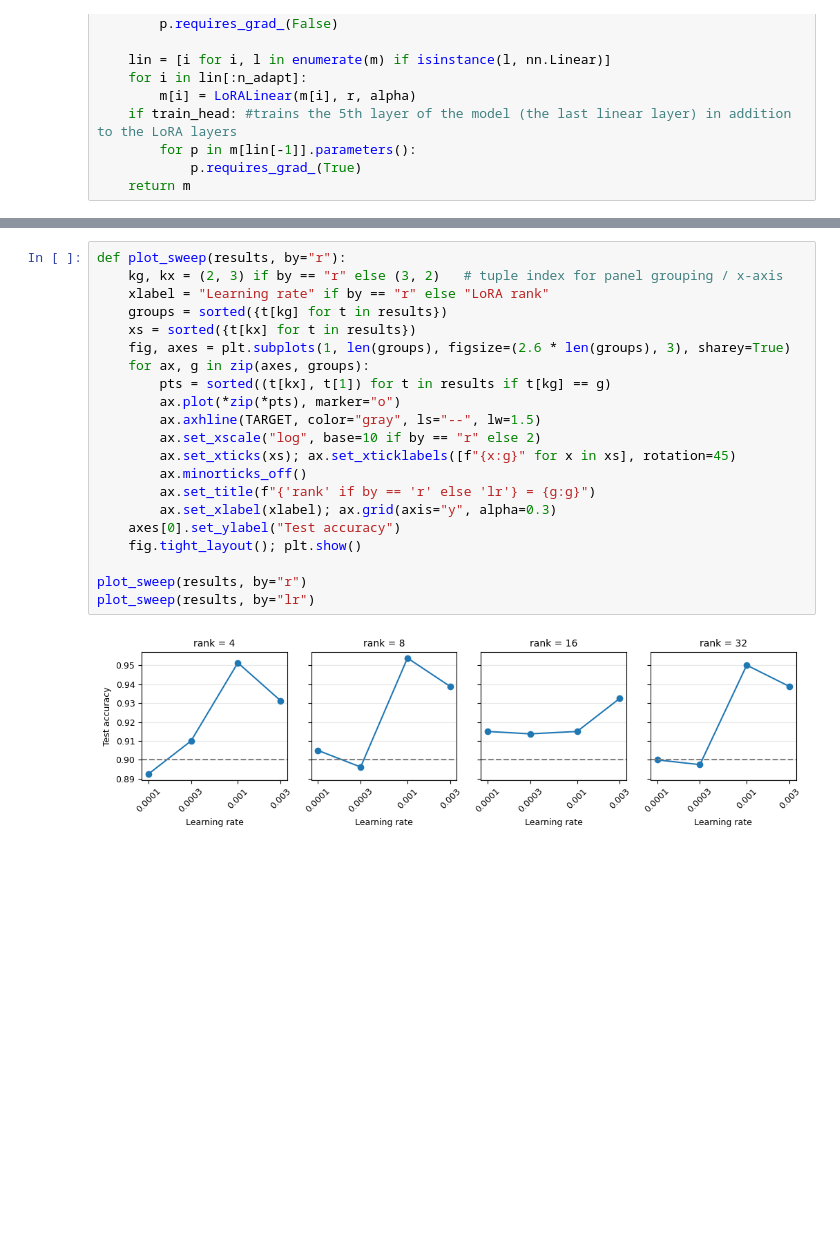
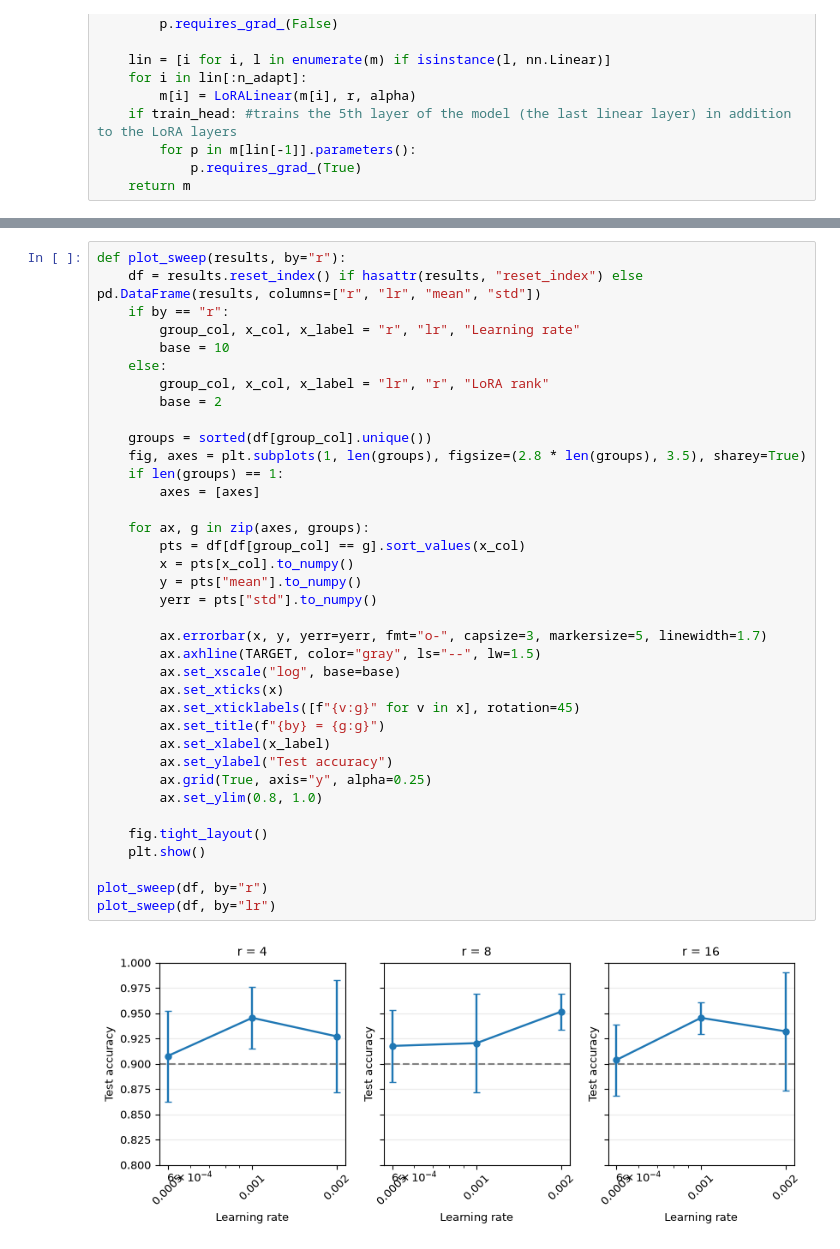
Before and after one commit to ayushnayee01/MML_coursework, a Jupyter notebook: TrainingModels.ipynb, the cells around one changed output, grey strips where cells are left out. Cells and saved outputs as stored; diff of their text form; blank space fills up the shorter version.

```diff
--- a/TrainingModels.ipynb
+++ b/TrainingModels.ipynb
@@ -188,23 +188,39 @@ LoRA r=8, lr=0.002: 0.9370
 # %%
 def plot_sweep(results, by="r"):
-    kg, kx = (2, 3) if by == "r" else (3, 2)   # tuple index for panel grouping / x-axis
-    xlabel = "Learning rate" if by == "r" else "LoRA rank"
-    groups = sorted({t[kg] for t in results})
-    xs = sorted({t[kx] for t in results})
-    fig, axes = plt.subplots(1, len(groups), figsize=(2.6 * len(groups), 3), sharey=True)
+    df = results.reset_index() if hasattr(results, "reset_index") else pd.DataFrame(results, columns=["r", "lr", "mean", "std"])
+    if by == "r":
+        group_col, x_col, x_label = "r", "lr", "Learning rate"
+        base = 10
+    else:
+        group_col, x_col, x_label = "lr", "r", "LoRA rank"
+        base = 2
+
+    groups = sorted(df[group_col].unique())
+    fig, axes = plt.subplots(1, len(groups), figsize=(2.8 * len(groups), 3.5), sharey=True)
+    if len(groups) == 1:
+        axes = [axes]
+
     for ax, g in zip(axes, groups):
-        pts = sorted((t[kx], t[1]) for t in results if t[kg] == g)
-        ax.plot(*zip(*pts), marker="o")
+        pts = df[df[group_col] == g].sort_values(x_col)
+        x = pts[x_col].to_numpy()
+        y = pts["mean"].to_numpy()
+        yerr = pts["std"].to_numpy()
+
+        ax.errorbar(x, y, yerr=yerr, fmt="o-", capsize=3, markersize=5, linewidth=1.7)
         ax.axhline(TARGET, color="gray", ls="--", lw=1.5)
-        ax.set_xscale("log", base=10 if by == "r" else 2)
-        ax.set_xticks(xs); ax.set_xticklabels([f"{x:g}" for x in xs], rotation=45)
-        ax.minorticks_off()
-        ax.set_title(f"{'rank' if by == 'r' else 'lr'} = {g:g}")
-        ax.set_xlabel(xlabel); ax.grid(axis="y", alpha=0.3)
-    axes[0].set_ylabel("Test accuracy")
-    fig.tight_layout(); plt.show()
+        ax.set_xscale("log", base=base)
+        ax.set_xticks(x)
+        ax.set_xticklabels([f"{v:g}" for v in x], rotation=45)
+        ax.set_title(f"{by} = {g:g}")
+        ax.set_xlabel(x_label)
+        ax.set_ylabel("Test accuracy")
+        ax.grid(True, axis="y", alpha=0.25)
+        ax.set_ylim(0.8, 1.0)
 
-plot_sweep(results, by="r")
-plot_sweep(results, by="lr")
+    fig.tight_layout()
+    plt.show()
+
+plot_sweep(df, by="r")
+plot_sweep(df, by="lr")
 # %% [output]
-[figure, old version]
+[figure, new version]
```
Also changed, not shown: parts of 2 cells of this notebook.
